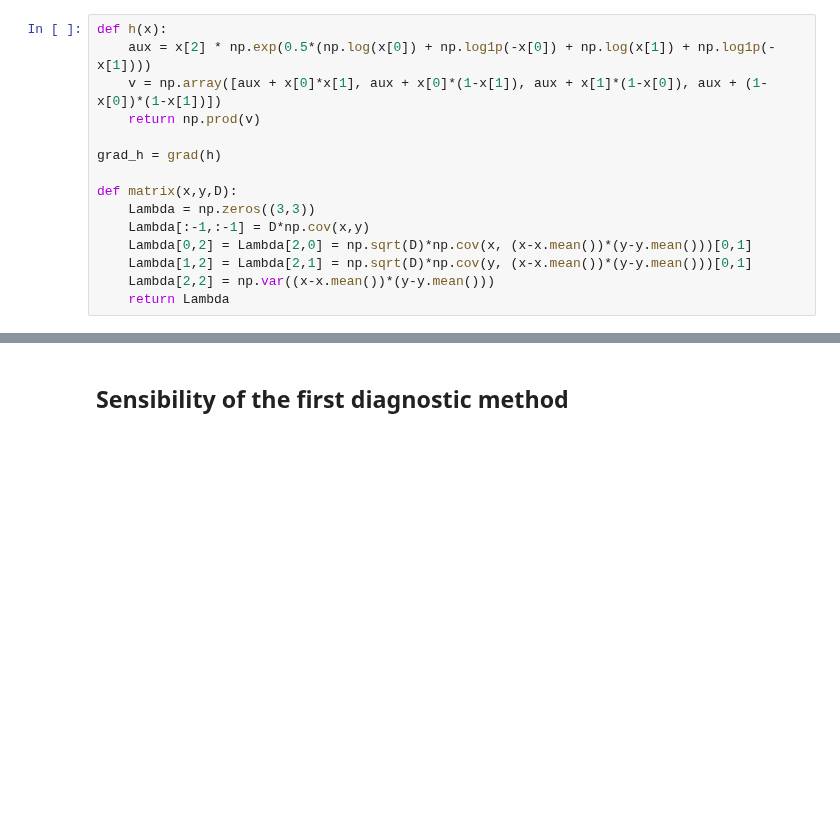
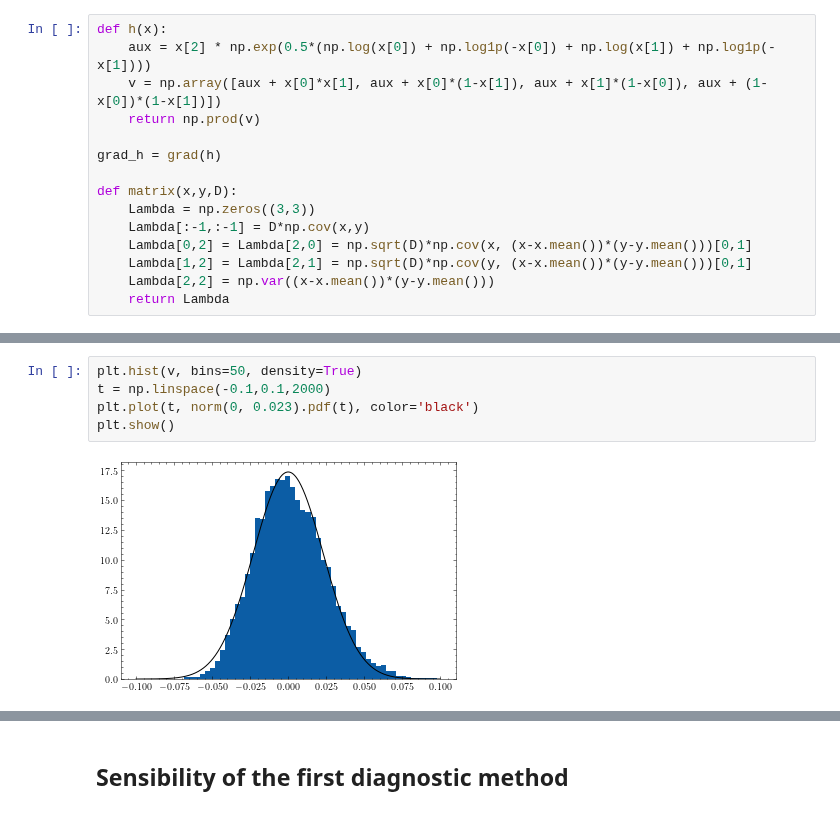
Before and after one commit to lucasmoschen/bivariate-beta, a Jupyter notebook: notebooks/notebook_for_experimentation.ipynb, the cells around one changed output, grey strips where cells are left out. Drawn from its saved outputs; the diff is of its cells as text; blank space fills up the shorter version.

```diff
--- a/notebooks/notebook_for_experimentation.ipynb
+++ b/notebooks/notebook_for_experimentation.ipynb
@@ -75 +91,8 @@ plt.show()
+# %%
+plt.hist(v, bins=50, density=True)
+t = np.linspace(-0.1,0.1,2000)
+plt.plot(t, norm(0, 0.023).pdf(t), color='black')
+plt.show()
+# %% [output]
+[figure, added]
 # %% [markdown]
```
Also changed, not shown: parts of 29 cells of this notebook, 1 other file.
